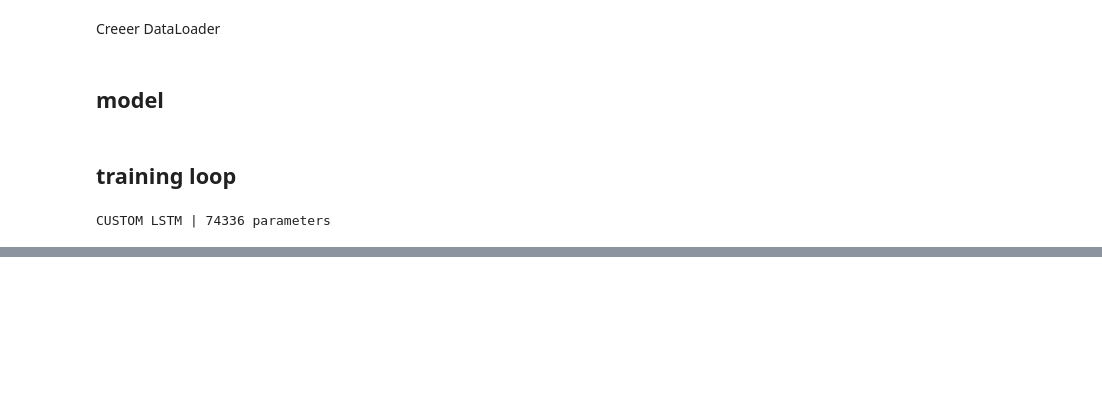
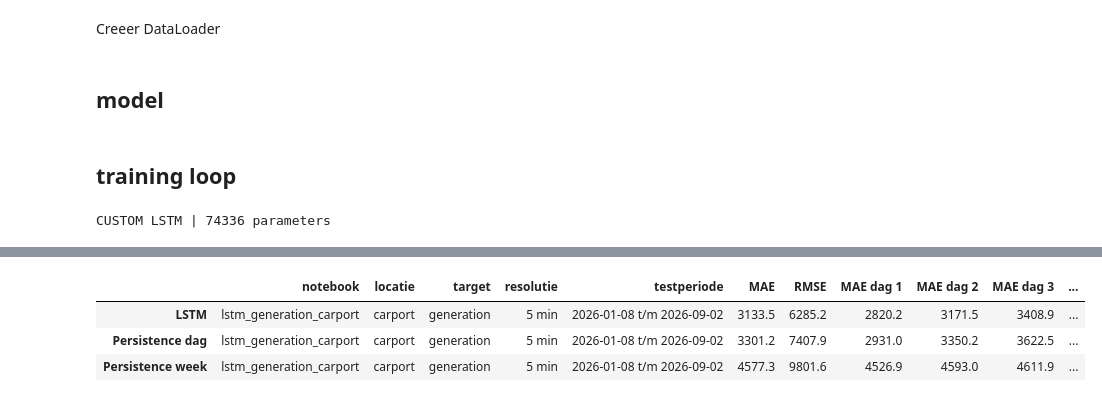
Before and after one commit to CasDerksen/Project3_Deel1, a Jupyter notebook: models/LSTM_en_GRU/carport_modellen/lstm_generation_carport.ipynb, the cells around one changed output, grey strips where cells are left out. Saved outputs shown, nothing was run; the diff lists cells and outputs as text; code cells hidden in the pictures; blank space fills up the shorter version.

Commit message:
Modellen vergelijking voor Carport

```diff
--- a/models/LSTM_en_GRU/carport_modellen/lstm_generation_carport.ipynb
+++ b/models/LSTM_en_GRU/carport_modellen/lstm_generation_carport.ipynb
@@ -341,0 +348,81 @@ Dag 3: 3682 W
+# %%
+from pathlib import Path
+
+MODEL_NAAM = "LSTM"
+NOTEBOOK = "lstm_generation_carport"
+TARGET = "generation"
+
+ROOT = next(p for p in [Path.cwd(), *Path.cwd().parents] if (p / "prepared_data").exists())
+RESULTS_DIR = ROOT / "models" / "results"
+MODEL_DIR = ROOT / "models" / "saved_models"
+RESULTS_DIR.mkdir(parents=True, exist_ok=True)
+MODEL_DIR.mkdir(parents=True, exist_ok=True)
+
+#Voorspellen op alle testvensters, test_loader schudt niet dus de volgorde klopt
+model.eval()
+preds, targets_norm = [], []
+if DEVICE == "cuda":
+    torch.cuda.synchronize()
+t0 = time.perf_counter()
+with torch.no_grad():
+    for inputs, targets in test_loader:
+        preds.append(model(inputs.to(DEVICE)).cpu())
+        targets_norm.append(targets)
+if DEVICE == "cuda":
+    torch.cuda.synchronize()
+voorspeltijd = time.perf_counter() - t0
+
+m, s = train_mean[target_idx], train_std[target_idx]
+pred_test = torch.cat(preds).numpy() * s + m
+
+#Echte waarden en baselines direct uit de reeks in Watt
+y_arr = carport_generation[TARGET_COL].to_numpy()
+test_origins = i_val + input_len + np.array(test_dataset.starts)
+h = np.arange(horizon)
+t = test_origins[:, None] + h[None, :]
+echt_test = y_arr[t]
+base_dag = y_arr[t - stap_per_dag * (h // stap_per_dag + 1)]
+base_week = y_arr[t - 7 * stap_per_dag]                 #altijd een week terug, ook als input_len geen 7 dagen is
+assert np.allclose(torch.cat(targets_norm).numpy() * s + m, echt_test, atol=1.0), "testvensters komen niet overeen"
+
+
+def scores(pred, echt):
+    fout = pred - echt
+    res = {"MAE": np.abs(fout).mean(), "RMSE": np.sqrt((fout ** 2).mean())}
+    for d in range(aantal_dagen_forecast):
+        sl = slice(d * stap_per_dag, (d + 1) * stap_per_dag)
+        res[f"MAE dag {d+1}"] = np.abs(fout[:, sl]).mean()
+    #Rolling validation: elke dag een nieuwe forecast
+    dagelijks = slice(None, None, stap_per_dag // stride)
+    res["rolling MAE"] = np.abs(fout[dagelijks]).mean(axis=1).mean()
+    res["rolling RMSE"] = np.sqrt((fout[dagelijks] ** 2).mean(axis=1)).mean()
+    return res
+
+alle = {MODEL_NAAM: pred_test, "Persistence dag": base_dag, "Persistence week": base_week}
+resultaten = pd.DataFrame({naam: scores(pred, echt_test) for naam, pred in alle.items()}).T
+resultaten.loc[MODEL_NAAM, "trainingstijd (s)"] = totale_tijd
+resultaten.loc[MODEL_NAAM, "voorspeltijd (s)"] = voorspeltijd
+resultaten = resultaten.round(1)
+
+#Model opslaan en bestandsgrootte meten
+pad = MODEL_DIR / f"{NOTEBOOK}.pt"
+torch.save(model.state_dict(), pad)
+resultaten.loc[MODEL_NAAM, "modelgrootte (MB)"] = round(pad.stat().st_size / 1e6, 3)
+
+KOLOMMEN = ["notebook", "locatie", "target", "resolutie", "testperiode", "MAE", "RMSE", "MAE dag 1", "MAE dag 2",
+            "MAE dag 3", "rolling MAE", "rolling RMSE", "trainingstijd (s)", "voorspeltijd (s)",
+            "modelgrootte (MB)"]
+tijden = pd.to_datetime(carport_generation["timestamp"])
+resultaten["notebook"] = NOTEBOOK
+resultaten["locatie"] = "carport"
+resultaten["target"] = TARGET
+resultaten["resolutie"] = "5 min"
+resultaten["testperiode"] = f"{tijden.iloc[i_val]:%Y-%m-%d} t/m {tijden.iloc[-1]:%Y-%m-%d}"
+resultaten = resultaten.reindex(columns=KOLOMMEN)
+resultaten.to_csv(RESULTS_DIR / f"{NOTEBOOK}.csv")
+resultaten
+# %% [output]
+|  | notebook | locatie | target | resolutie | testperiode | MAE | RMSE | MAE dag 1 | MAE dag 2 | MAE dag 3 | ... |
+| LSTM | lstm_generation_carport | carport | generation | 5 min | 2026-01-08 t/m 2026-09-02 | 3133.5 | 6285.2 | 2820.2 | 3171.5 | 3408.9 | ... |
+| Persistence dag | lstm_generation_carport | carport | generation | 5 min | 2026-01-08 t/m 2026-09-02 | 3301.2 | 7407.9 | 2931.0 | 3350.2 | 3622.5 | ... |
+| Persistence week | lstm_generation_carport | carport | generation | 5 min | 2026-01-08 t/m 2026-09-02 | 4577.3 | 9801.6 | 4526.9 | 4593.0 | 4611.9 | ... |
```
Also changed, not shown: parts of 6 cells of this notebook, 21 other files.
